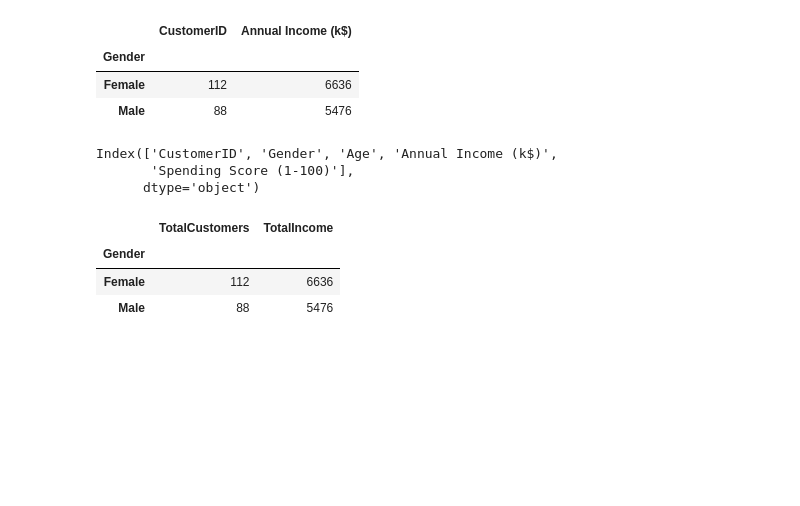
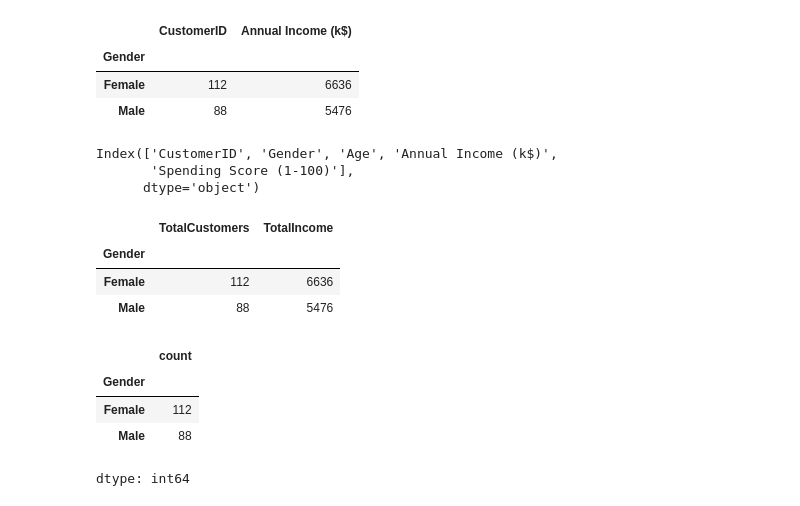
Before and after one commit to genaicodealchemy/python-basics, a Jupyter notebook: pandas_part1.ipynb, the cells around one changed output. Cells and saved outputs as stored; diff of their text form; code cells hidden in the pictures; blank space fills up the shorter version.

```diff
--- a/pandas_part1.ipynb
+++ b/pandas_part1.ipynb
@@ -252,3 +261,12 @@ df.groupby('Gender').agg(TotalCustomers = ('CustomerID','count'), TotalIncome =(
 | Gender |  |  |
 | Female | 112 | 6636 |
 | Male | 88 | 5476 |
+# %%
+# Value counts
+df['Gender'].value_counts()
+# %% [output]
+|  | count |
+| Gender |  |
+| Female | 112 |
+| Male | 88 |
+dtype: int64
```
Also changed, not shown: parts of 2 cells of this notebook.
